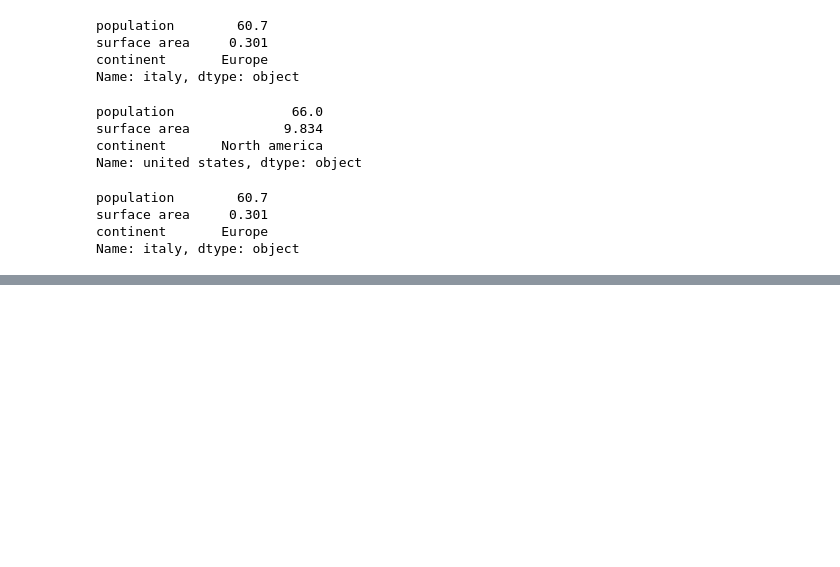
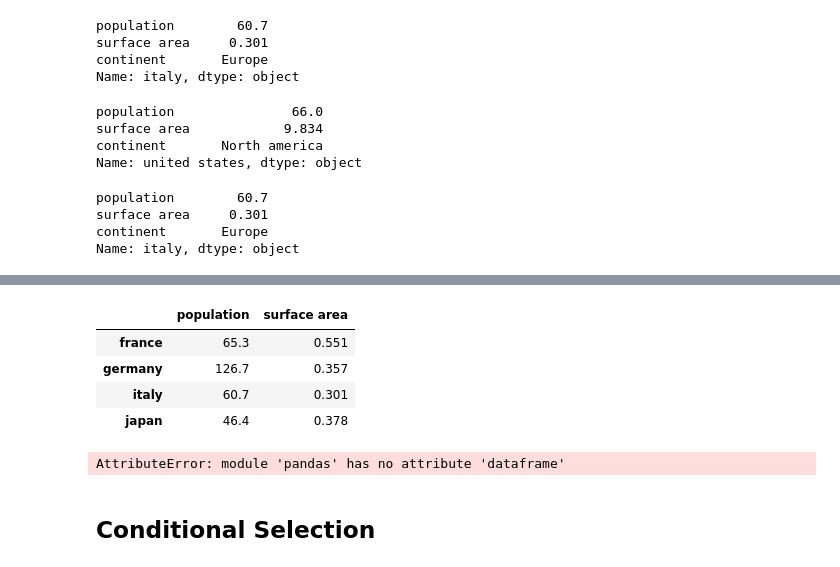
Before and after one commit to KHALIDIIN12/Data-science, a Jupyter notebook: Data analysis./pandas/intro_to_pandas.ipynb, the cells around one changed output, grey strips where cells are left out. Cells and saved outputs as stored; diff of their text form; code cells hidden in the pictures; blank space fills up the shorter version.

```diff
--- a/Data analysis./pandas/intro_to_pandas.ipynb
+++ b/Data analysis./pandas/intro_to_pandas.ipynb
@@ -348,0 +395,21 @@ Name: italy, dtype: object
+# %%
+# this time using iloc[] method to get the same result as above.
+df.iloc[1 : 5, [0, 1]]
+# %% [output]
+|  | population | surface area |
+| france | 65.3 | 0.551 |
+| germany | 126.7 | 0.357 |
+| italy | 60.7 | 0.301 |
+| japan | 46.4 | 0.378 |
+# %%
+countries = pd.dataframe({
+    'china'
+    'japan'
+    'indonesia'
+    'phillippines'
+})
+countries
+# %% [output]
+AttributeError: module 'pandas' has no attribute 'dataframe'
+# %% [markdown]
+## Conditional Selection
```
Also changed, not shown: parts of 7 cells of this notebook.
